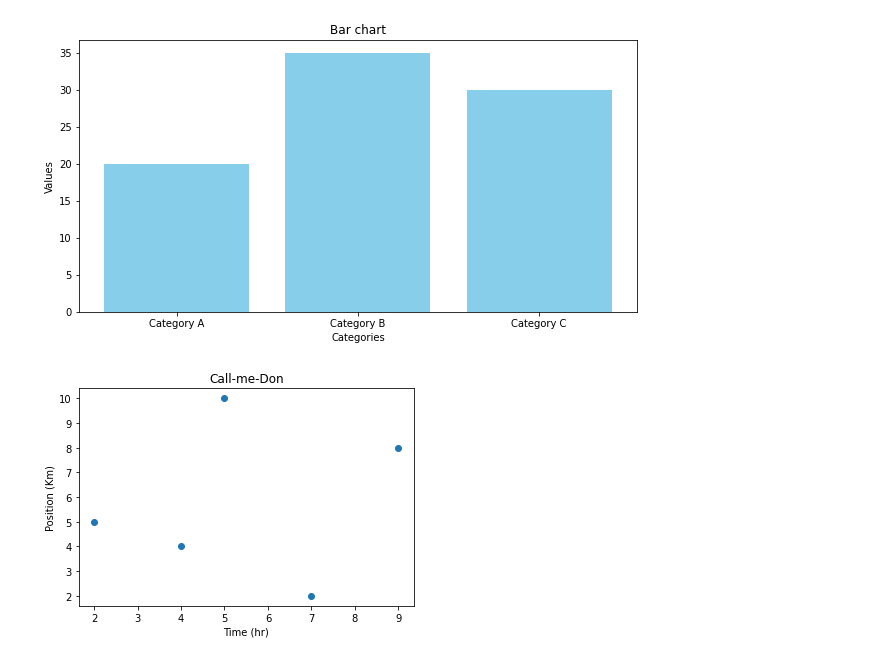
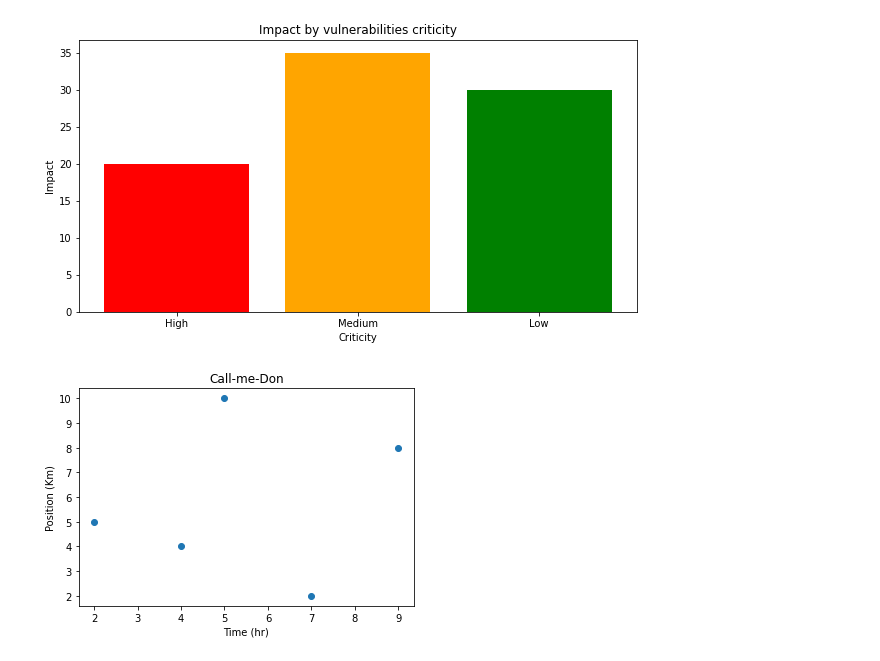
Before and after one commit to afmirandad/matPlotLib, a Jupyter notebook: matPlotLib.ipynb, the cells around one changed output. Cells and saved outputs as stored; diff of their text form; code cells hidden in the pictures.

```diff
--- a/matPlotLib.ipynb
+++ b/matPlotLib.ipynb
@@ -13,21 +13,21 @@ plt.show()
 # %%
 # Datos para el gráfico
-categorias = ['Category A', 'Category B', 'Category C']
+categorias = ['High', 'Medium', 'Low']
 valores = [20, 35, 30]
 
 # Crear gráfico de barras
 plt.figure(figsize=(10, 5))
-plt.bar(categorias, valores, color='skyblue')
+plt.bar(categorias, valores, color=['red', 'orange', 'green'])
 
 # Añadir título y etiquetas a los ejes
-plt.title('Bar chart')
-plt.xlabel('Categories')
-plt.ylabel('Values')
+plt.title('Impact by vulnerabilities criticity')
+plt.xlabel('Criticity')
+plt.ylabel('Impact')
 
 # Mostrar el gráfico
 plt.show()
 # %% [output]
-[figure, old version]
+[figure, new version]
 # %%
 # x-axis values
 x = [5, 2, 9, 4, 7]
```
Also changed, not shown: parts of 4 cells of this notebook.
